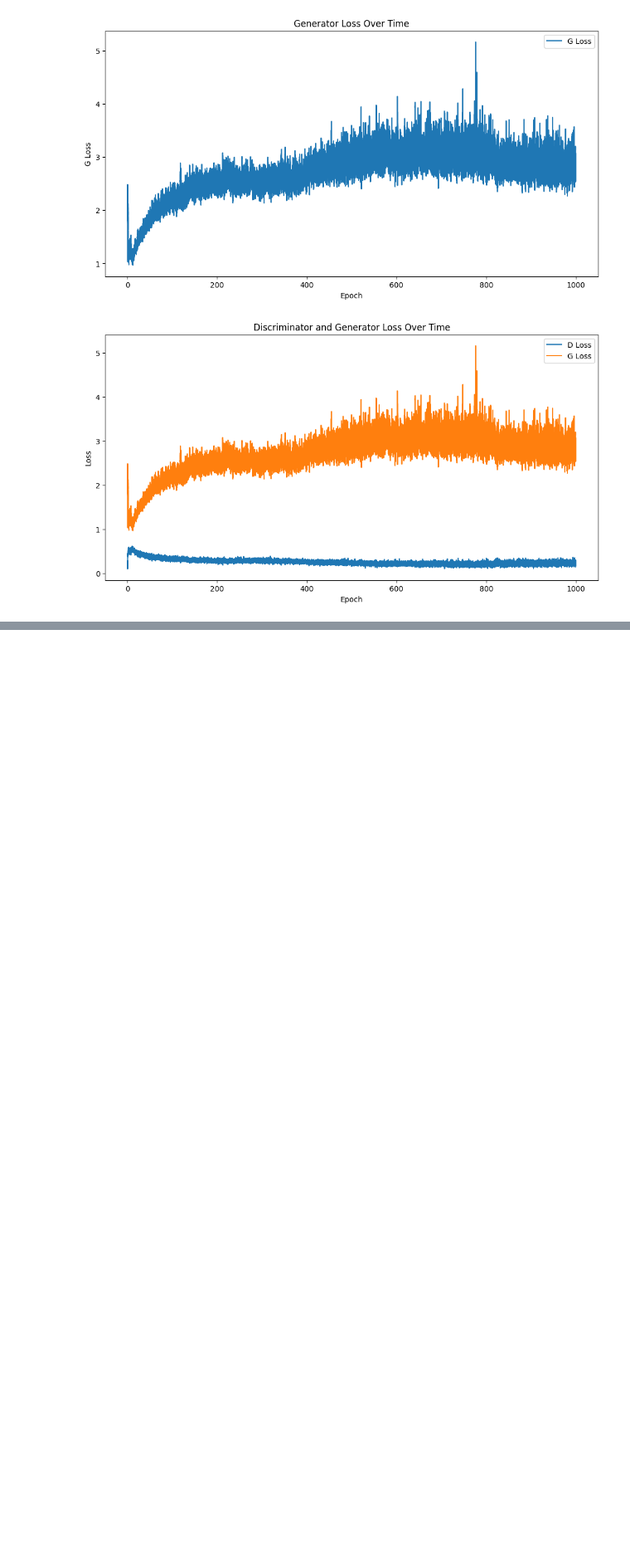
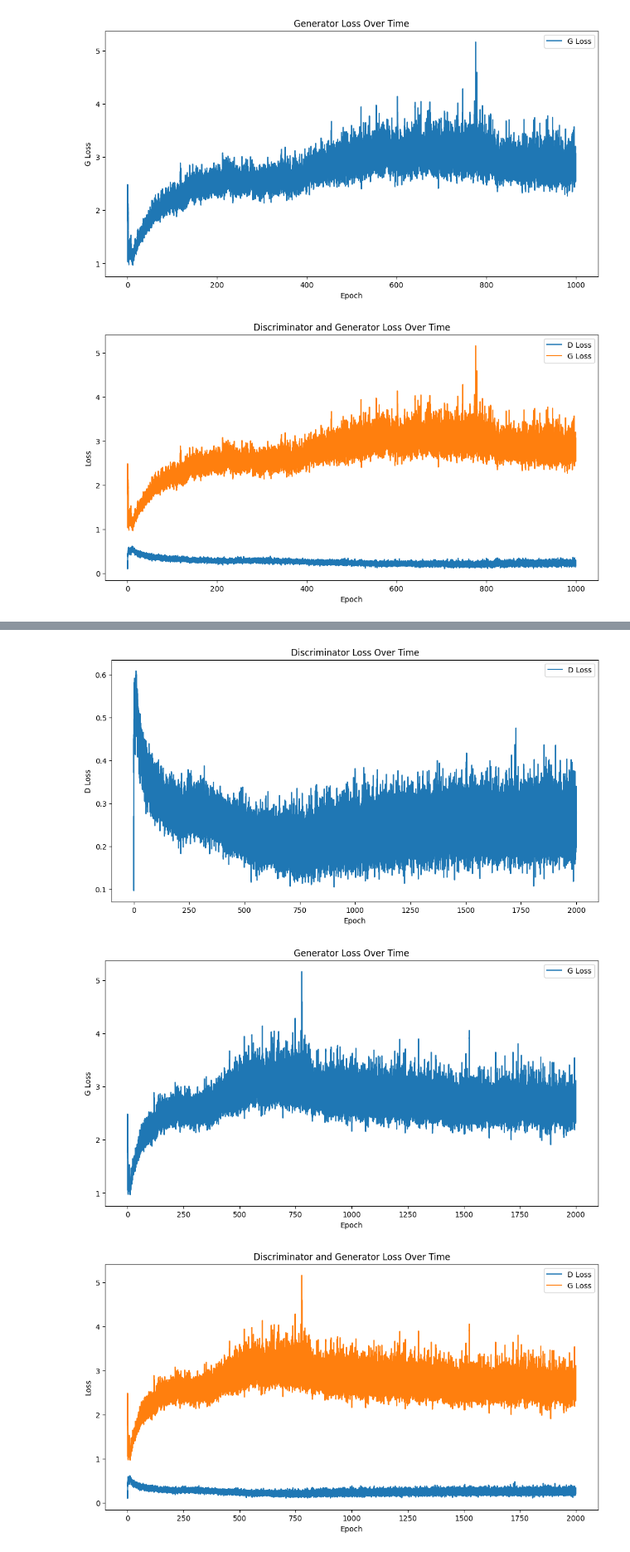
Before and after one commit to Nahida-aa/GAN, a Jupyter notebook: notebooks/data_visualization.ipynb, the cells around one changed output, grey strips where cells are left out. Shown at 83% size. Cells and saved outputs as stored; diff of their text form; code cells hidden in the pictures; blank space fills up the shorter version.

Commit message:
fix: nn and data

```diff
--- a/notebooks/data_visualization.ipynb
+++ b/notebooks/data_visualization.ipynb
@@ -164,3 +164,76 @@ plt.show()
 [figure]
 [figure]
 [figure]
+# %%
+import os
+import pandas as pd
+import matplotlib.pyplot as plt
+
+# 定义读取和合并多个 CSV 文件的函数
+def read_and_merge_csv_files(log_dir, file_names):
+    df_list = []
+    for file_name in file_names:
+        file_path = os.path.join(log_dir, file_name)
+        df = pd.read_csv(file_path, header=0, names=['Timestamp', 'Epoch', 'Batch', 'D Loss', 'G Loss'], skiprows=1)
+        df_list.append(df)
+    merged_df = pd.concat(df_list, ignore_index=True)
+    return merged_df
+
+# 读取和合并指定的 CSV 文件
+BASE_DIR = os.path.abspath(os.path.join(os.getcwd(), '..'))
+log_dir = os.path.join(BASE_DIR, 'output/logs')
+file_names = [
+    'training_20241123-010528.log.csv',
+    'training_20241123-211356.log.csv'
+]  # 指定要读取的文件名
+df = read_and_merge_csv_files(log_dir, file_names)
+
+# 查看数据框架的前几行
+print(df.head())
+
+# 确保 'Epoch', 'Batch', 'D Loss' 和 'G Loss' 列是数值类型
+df['Epoch'] = pd.to_numeric(df['Epoch'], errors='coerce')
+df['Batch'] = pd.to_numeric(df['Batch'], errors='coerce')
+df['D Loss'] = pd.to_numeric(df['D Loss'], errors='coerce')
+df['G Loss'] = pd.to_numeric(df['G Loss'], errors='coerce')
+
+# 删除包含 NaN 的行
+df = df.dropna()
+
+# 定义移动平均函数
+def moving_average(data, window_size):
+    return data.rolling(window=window_size).mean()
+
+# 平滑数据
+window_size = 50
+df['D Loss Smoothed'] = moving_average(df['D Loss'], window_size)
+df['G Loss Smoothed'] = moving_average(df['G Loss'], window_size)
+
+# 绘制判别器损失曲线
+plt.figure(figsize=(12, 6))
+plt.plot(df['Epoch'] + df['Batch'] / df['Batch'].max(), df['D Loss Smoothed'], label='D Loss')
+plt.xlabel('Epoch')
+plt.ylabel('D Loss')
+plt.title('Discriminator Loss Over Time')
+plt.legend()
+plt.show()
+
+# 绘制生成器损失曲线
+plt.figure(figsize=(12, 6))
+plt.plot(df['Epoch'] + df['Batch'] / df['Batch'].max(), df['G Loss Smoothed'], label='G Loss')
+plt.xlabel('Epoch')
+plt.ylabel('G Loss')
+plt.title('Generator Loss Over Time')
+plt.legend()
+plt.show()
+
+# 绘制判别器和生成器损失曲线在同一图中
+plt.figure(figsize=(12, 6))
+plt.plot(df['Epoch'] + df['Batch'] / df['Batch'].max(), df['D Loss Smoothed'], label='D Loss')
+plt.plot(df['Epoch'] + df['Batch'] / df['Batch'].max(), df['G Loss Smoothed'], label='G Loss')
+plt.xlabel('Epoch')
+plt.ylabel('Loss')
+plt.title('Discriminator and Generator Loss Over Time')
+plt.legend()
+plt.show()
+# %% [output]
@@ -166,0 +246,3 @@ plt.show()
+[figure, added]
+[figure, added]
+[figure, added]
```
Also changed, not shown: parts of 1 cell of this notebook, 8 other files.
